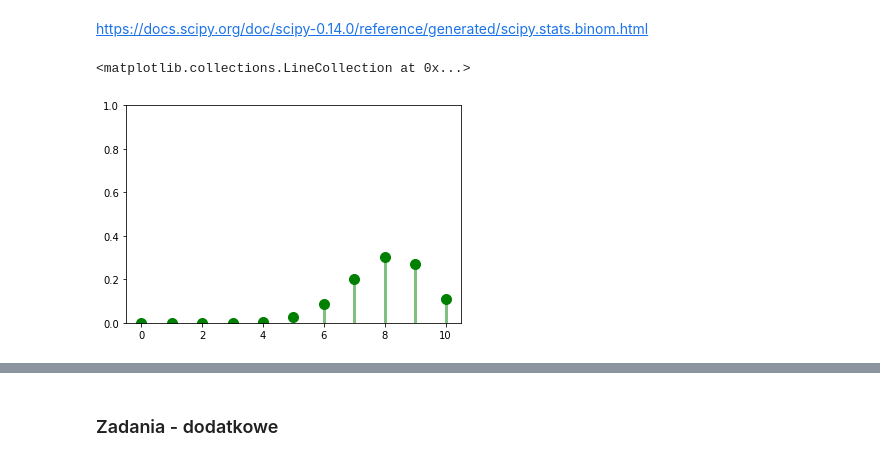
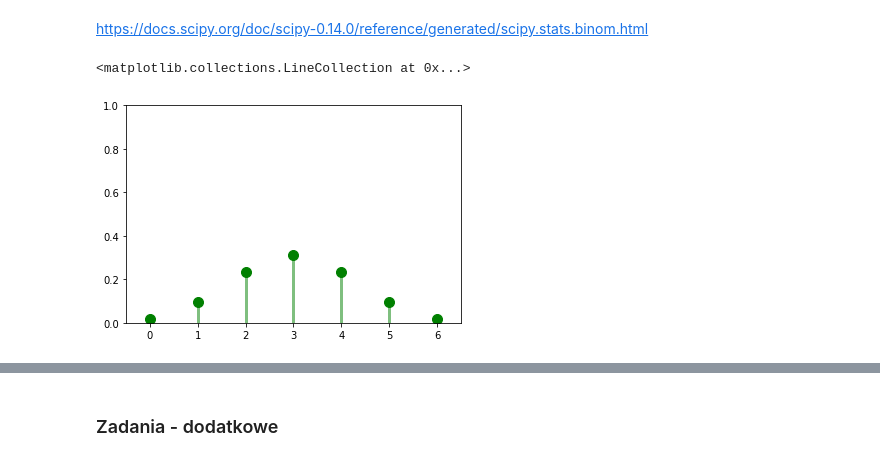
Before and after one commit to mdabrowski-phd/ds250223_stat, a Jupyter notebook: 02_rachunek_prawdopodobienstwa/03_dyskretne_rozkłady_prawdopodobieństwa.ipynb, the cells around one changed output, grey strips where cells are left out. Drawn from its saved outputs; the diff is of its cells as text; code cells hidden in the pictures.

```diff
--- a/02_rachunek_prawdopodobienstwa/03_dyskretne_rozkłady_prawdopodobieństwa.ipynb
+++ b/02_rachunek_prawdopodobienstwa/03_dyskretne_rozkłady_prawdopodobieństwa.ipynb
@@ -180,20 +162,18 @@ W szczególności zmienną $X$ możemy przedstawić jako $$X=S_n=\sum_{i=1}^n X_
 # %% [markdown]
 https://docs.scipy.org/doc/scipy-0.14.0/reference/generated/scipy.stats.binom.html
 # %%
-#1.
-p = 0.8
-binom = stats.binom(n = 10,p=p)
+# 1. Definicja
+n, p = 6, 0.5
+binom = stats.binom(n=n, p=p)
 # %%
+# 2. Funkcja rozkładu prawdopodbieństwa
 fig, ax = plt.subplots(1, 1)
-ax.set_xlim([-.5, 10.5])
+ax.set_xlim([-.5, 6.5])
 ax.set_ylim([0, 1])
 
-x_value = np.arange(0,11)
-ax.plot(x_value, binom.pmf(x_value), 'go', ms=10, label='theoretical binomial pmf')
-# x : scalar or 1D array_like
-# x-indexes where to plot the lines.
-# ymin, ymax : scalar or 1D array_like
+x_value = np.arange(0, 7)
+ax.plot(x_value, binom.pmf(x_value), 'go', ms=10, label='theoretical bernoulli pmf')
 ax.vlines(x_value, 0, binom.pmf(x_value), colors='g', lw=3, alpha=0.5)
 # %% [output]
 <matplotlib.collections.LineCollection at 0x...>
-[figure, old version]
+[figure, new version]
```
Also changed, not shown: parts of 23 cells of this notebook.
